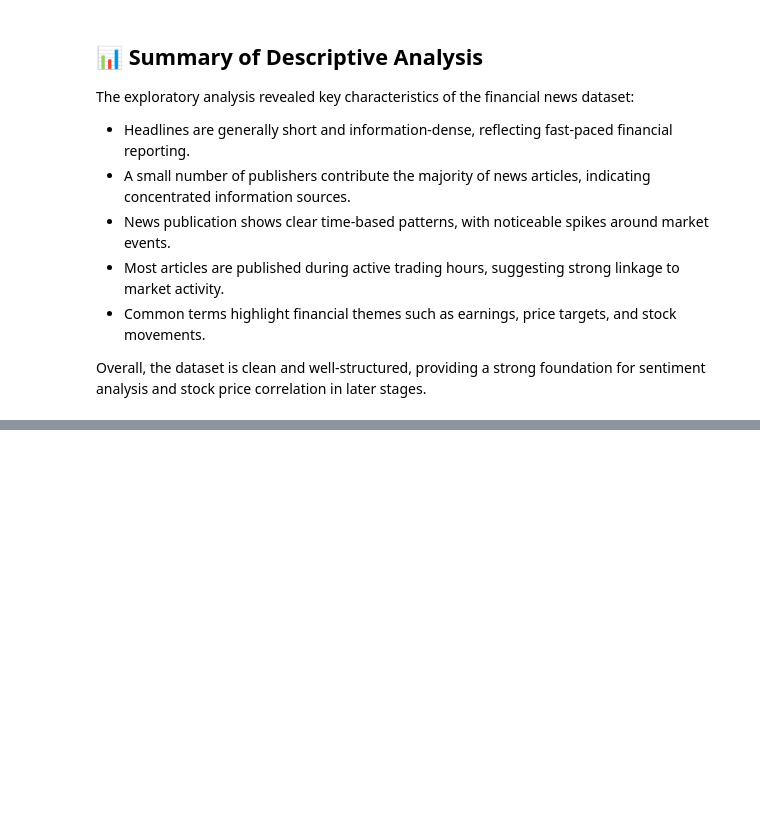
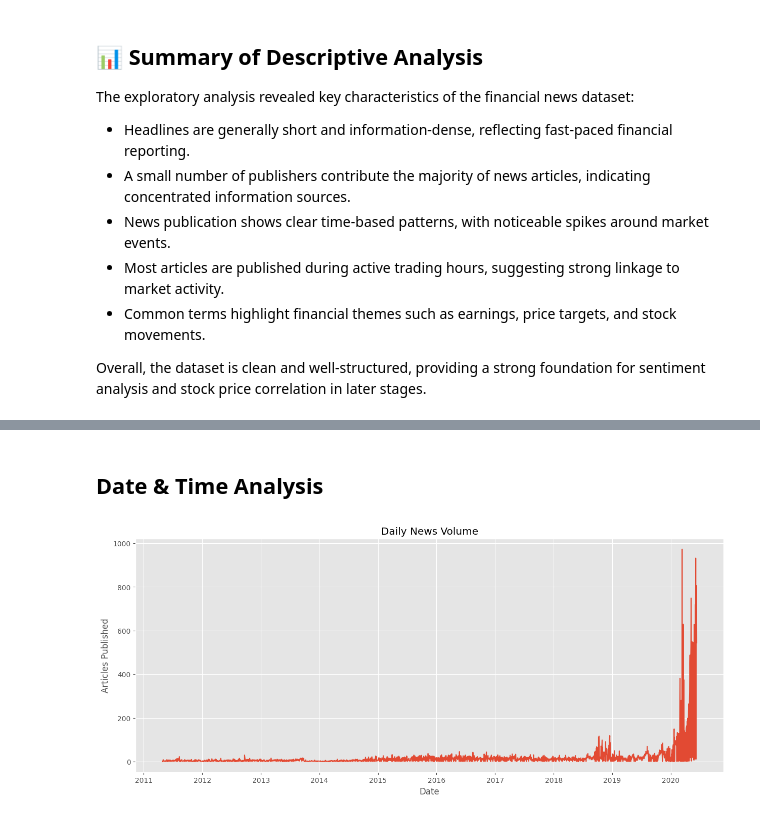
Before and after one commit to Redeat-Birhane/news-sentiment-analysis, a Jupyter notebook: notebooks/task1_eda.ipynb, the cells around one changed output, grey strips where cells are left out. Saved outputs shown, nothing was run; the diff lists cells and outputs as text; code cells hidden in the pictures; blank space fills up the shorter version.

```diff
--- a/notebooks/task1_eda.ipynb
+++ b/notebooks/task1_eda.ipynb
@@ -107,0 +150,7 @@ Overall, the dataset is clean and well-structured, providing a strong foundation
+# %%
+df['publisher_domain'] = (
+    df['publisher']
+    .astype(str)
+    .str.extract(r'@([\w\.-]+)')
+)
+df['publisher_domain'].value_counts().head(10)
@@ -107,0 +168,20 @@ Overall, the dataset is clean and well-structured, providing a strong foundation
+# %% [markdown]
+## Date & Time Analysis
+# %%
+df['date'] = pd.to_datetime(df['date'], errors='coerce')
+
+daily_news = (
+    df.groupby(df['date'].dt.date)
+    .size()
+)
+plt.figure(figsize=(15,6))
+
+daily_news.plot()
+
+plt.title("Daily News Volume")
+plt.xlabel("Date")
+plt.ylabel("Articles Published")
+
+plt.show()
+# %% [output]
+[figure, added]
```
Also changed, not shown: parts of 7 cells of this notebook.
